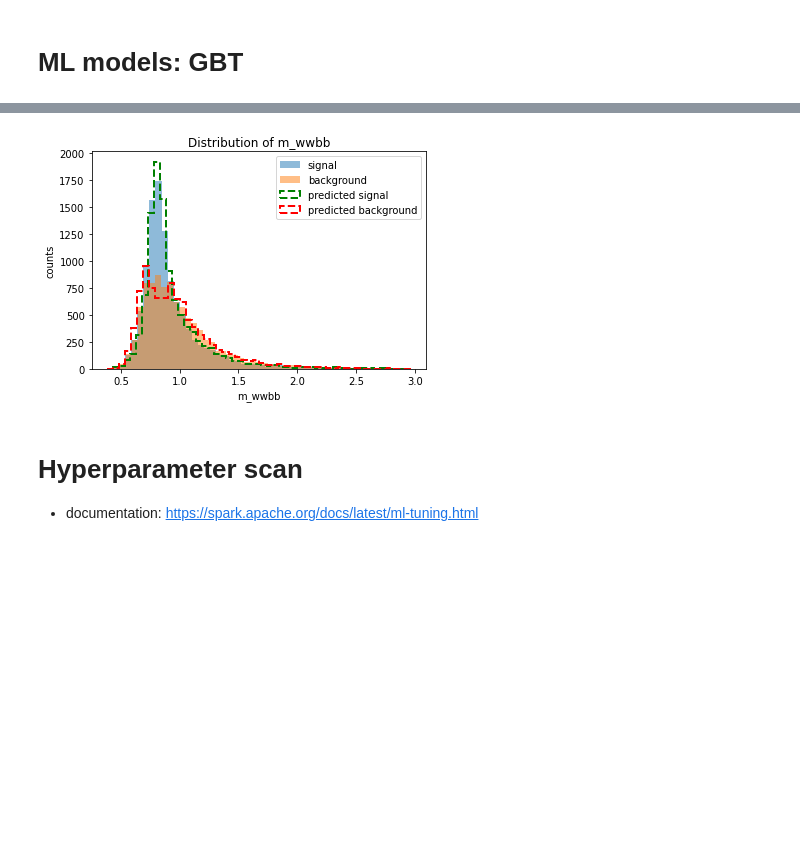
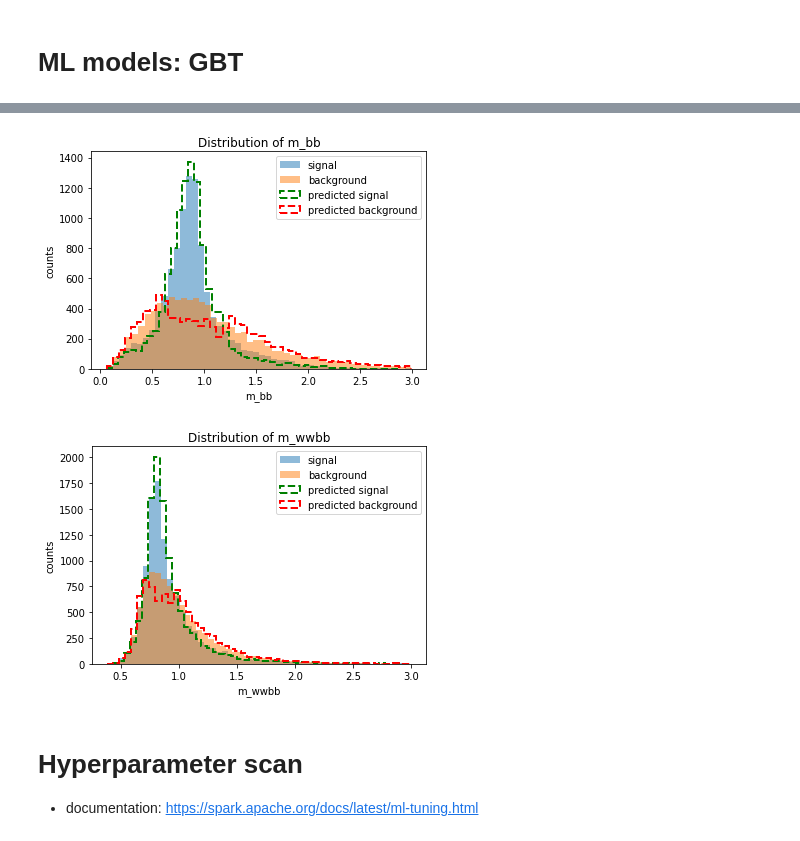
Before and after one commit to pspinnato/MLCourse-INFN-2022, a Jupyter notebook: Notebooks/Day2/ML_GBT.ipynb, the cells around one changed output, grey strips where cells are left out. Saved outputs shown, nothing was run; the diff lists cells and outputs as text; code cells hidden in the pictures; blank space fills up the shorter version.

```diff
--- a/Notebooks/Day2/ML_GBT.ipynb
+++ b/Notebooks/Day2/ML_GBT.ipynb
@@ -161,8 +161,10 @@ gbt_model.extractParamMap()
 # %%
 #plot signal vs background with prediction
+plotSignalvsBgWithPrediction(test, result, 'm_bb')
 plotSignalvsBgWithPrediction(test, result, 'm_wwbb')
 # %% [output]
-[figure, old version]
+[figure, new version]
+[figure, added]
 # %% [markdown]
 # Hyperparameter scan
 
```
Also changed, not shown: parts of 13 cells of this notebook.
